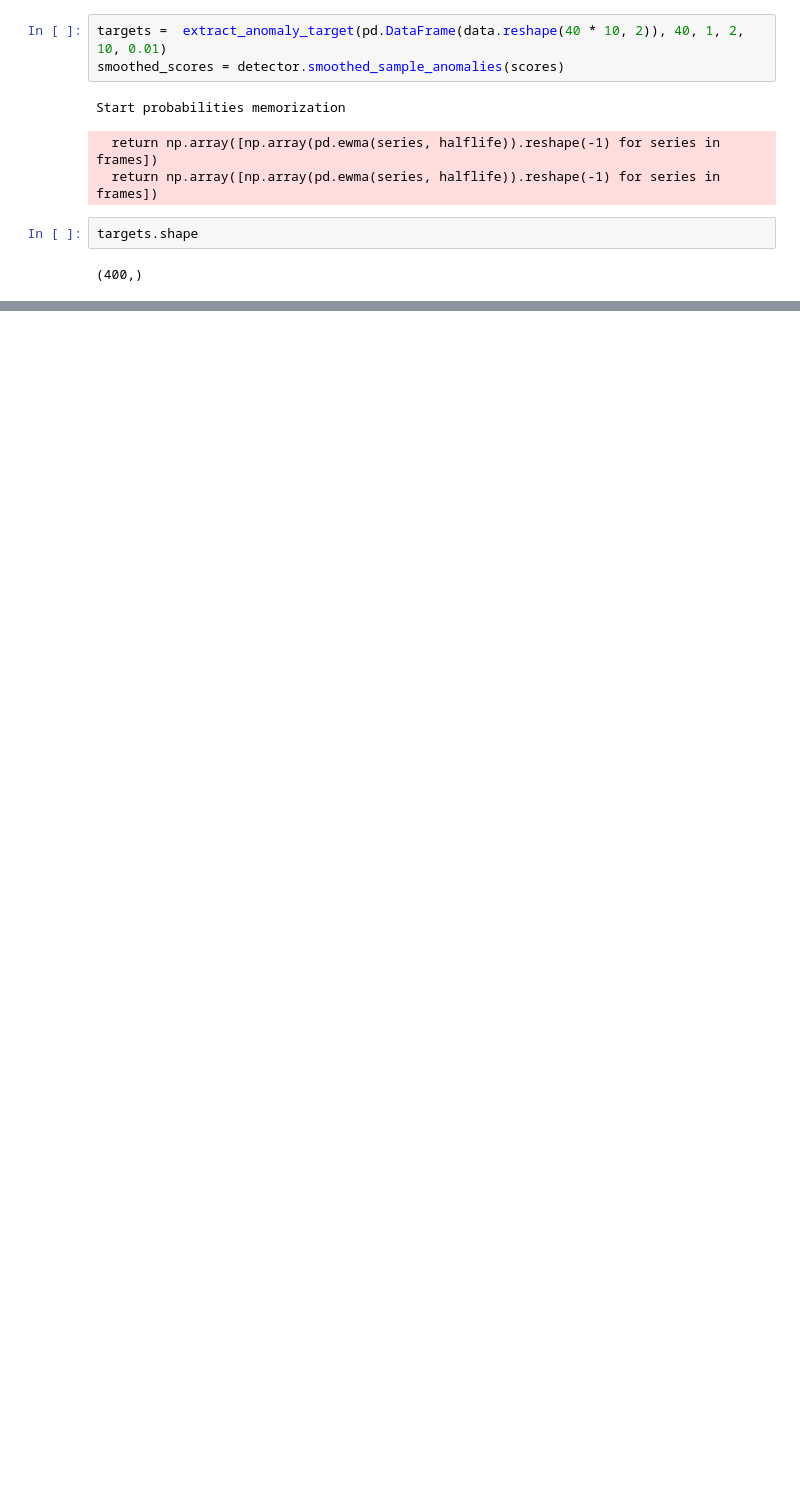
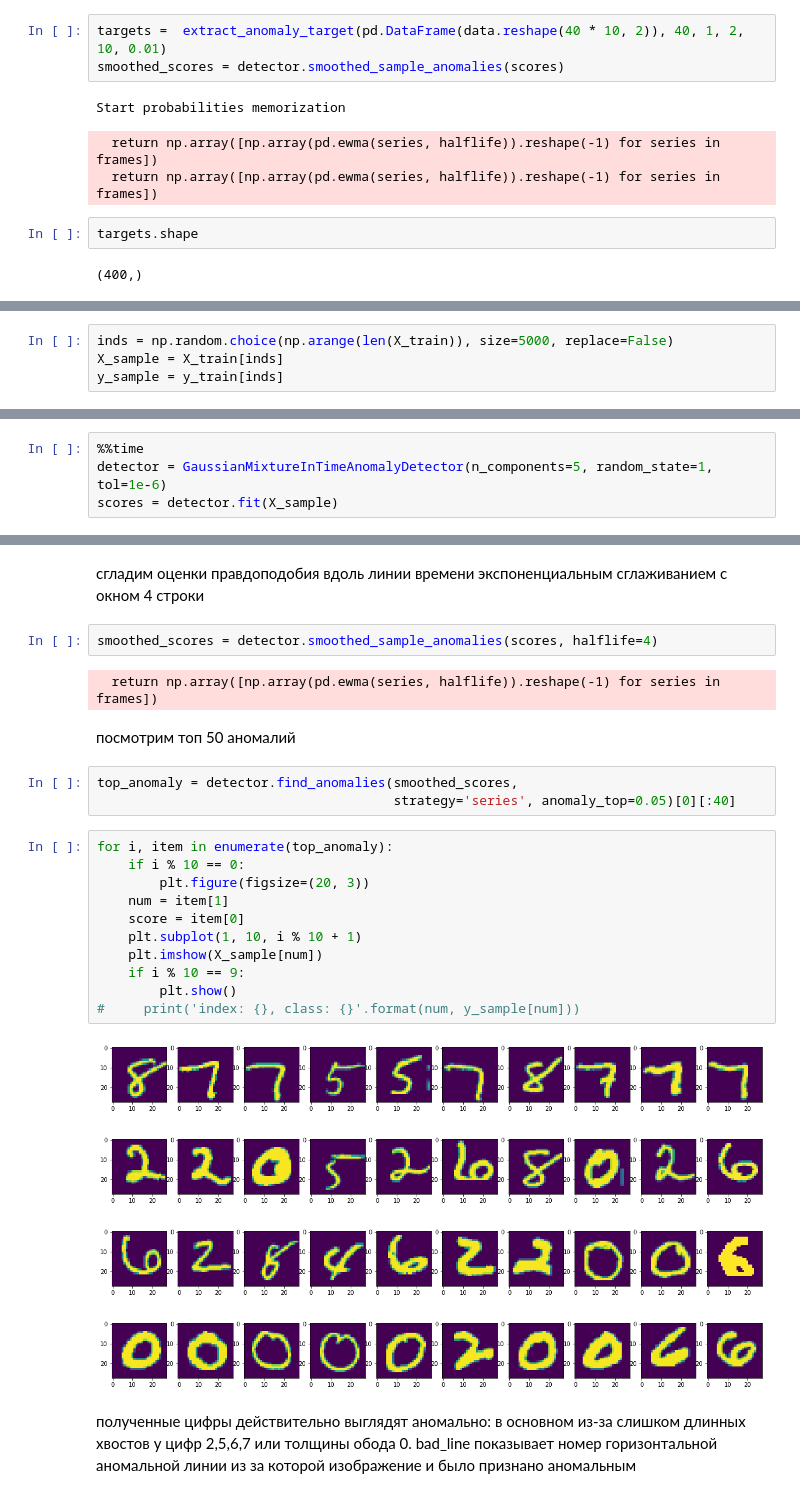
Before and after one commit to sergmiller/FlightAnomaliesDetection, a Jupyter notebook: gaussian_mixture_anomaly_detection_usage.ipynb, the cells around one changed output, grey strips where cells are left out. Drawn from its saved outputs; the diff is of its cells as text; blank space fills up the shorter version.

```diff
--- a/gaussian_mixture_anomaly_detection_usage.ipynb
+++ b/gaussian_mixture_anomaly_detection_usage.ipynb
@@ -170,0 +180,4 @@ for f in range(F):
+# %%
+inds = np.random.choice(np.arange(len(X_train)), size=5000, replace=False)
+X_sample = X_train[inds]
+y_sample = y_train[inds]
@@ -170,0 +188,4 @@ for f in range(F):
+# %%
+%%time
+detector = GaussianMixtureInTimeAnomalyDetector(n_components=5, random_state=1, tol=1e-6)
+scores = detector.fit(X_sample)
@@ -170,0 +196,29 @@ for f in range(F):
+# %% [markdown]
+сгладим оценки правдоподобия вдоль линии времени экспоненциальным сглаживанием с окном 4 строки
+# %%
+smoothed_scores = detector.smoothed_sample_anomalies(scores, halflife=4)
+# %% [output]
+  return np.array([np.array(pd.ewma(series, halflife)).reshape(-1) for series in frames])
+# %% [markdown]
+посмотрим топ 50 аномалий
+# %%
+top_anomaly = detector.find_anomalies(smoothed_scores,
+                                      strategy='series', anomaly_top=0.05)[0][:40]
+# %%
+for i, item in enumerate(top_anomaly):
+    if i % 10 == 0:
+        plt.figure(figsize=(20, 3))
+    num = item[1]
+    score = item[0]
+    plt.subplot(1, 10, i % 10 + 1)
+    plt.imshow(X_sample[num])
+    if i % 10 == 9:
+        plt.show()
+#     print('index: {}, class: {}'.format(num, y_sample[num]))
+# %% [output]
+[figure, added]
+[figure, added]
+[figure, added]
+[figure, added]
+# %% [markdown]
+полученные цифры действительно выглядят аномально: в основном из-за слишком длинных хвостов у цифр 2,5,6,7 или толщины обода 0. bad_line показывает номер горизонтальной аномальной линии из за которой изображение и было признано аномальным
```
Also changed, not shown: parts of 18 cells of this notebook, 6 other files.
